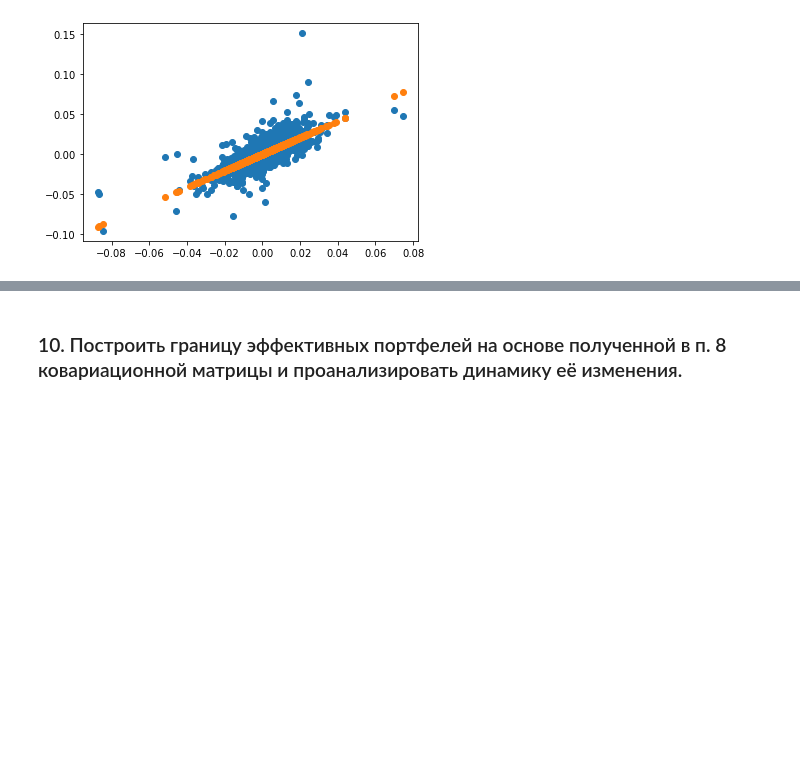
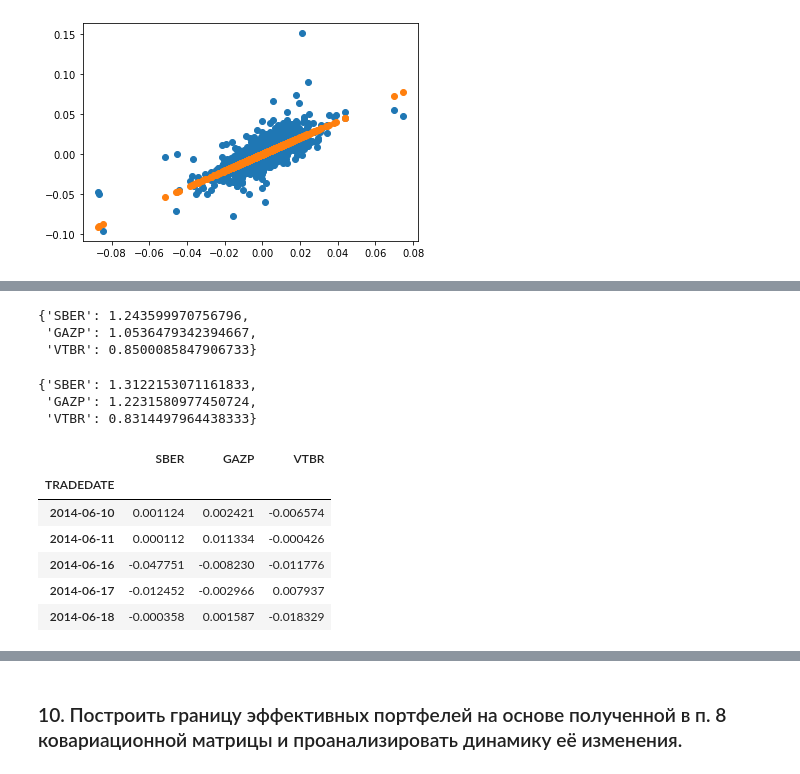
Before and after one commit to darkmetrics/portfolio_HW, a Jupyter notebook: scripts/task.ipynb, the cells around one changed output, grey strips where cells are left out. Drawn from its saved outputs; the diff is of its cells as text; code cells hidden in the pictures; blank space fills up the shorter version.

```diff
--- a/scripts/task.ipynb
+++ b/scripts/task.ipynb
@@ -513,0 +718,22 @@ To do:
+# %%
+testbeta.median_betas
+# %% [output]
+{'SBER': 1.243599970756796,
+ 'GAZP': 1.0536479342394667,
+ 'VTBR': 0.8500085847906733}
+# %%
+testbeta.average_betas
+# %% [output]
+{'SBER': 1.3122153071161833,
+ 'GAZP': 1.2231580977450724,
+ 'VTBR': 0.8314497964438333}
+# %%
+testbeta.data.head()
+# %% [output]
+|  | SBER | GAZP | VTBR |
+| TRADEDATE |  |  |  |
+| 2014-06-10 | 0.001124 | 0.002421 | -0.006574 |
+| 2014-06-11 | 0.000112 | 0.011334 | -0.000426 |
+| 2014-06-16 | -0.047751 | -0.008230 | -0.011776 |
+| 2014-06-17 | -0.012452 | -0.002966 | 0.007937 |
+| 2014-06-18 | -0.000358 | 0.001587 | -0.018329 |
```
Also changed, not shown: parts of 18 cells of this notebook, 2 other files.
